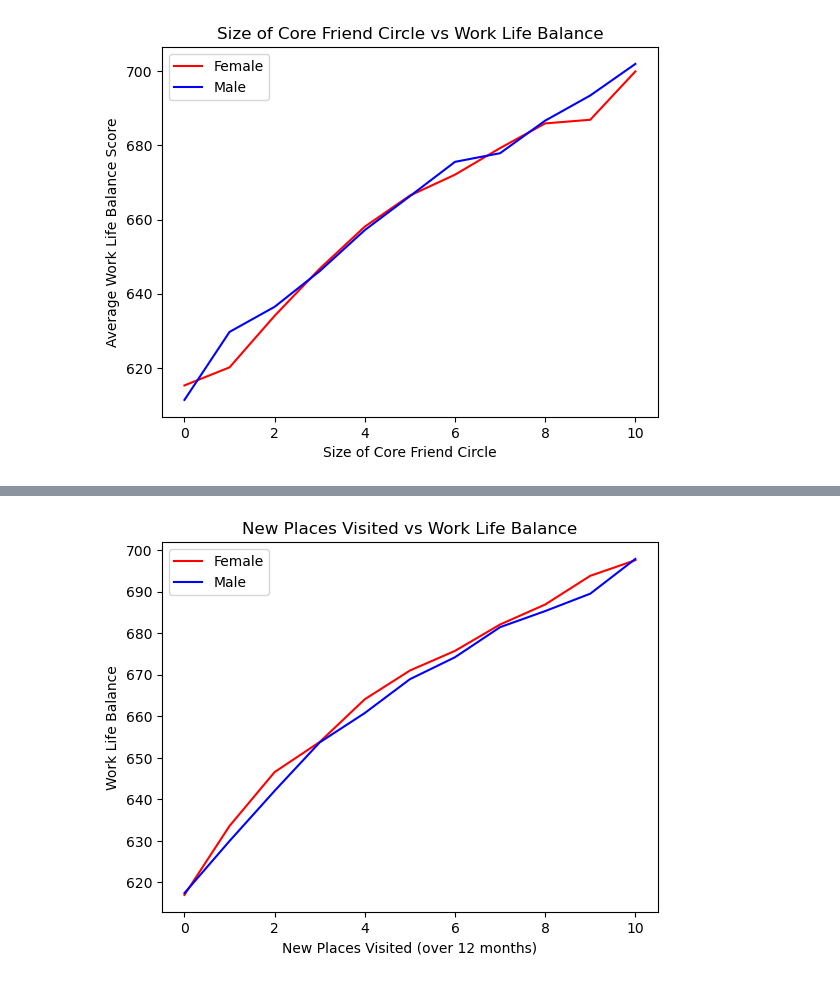
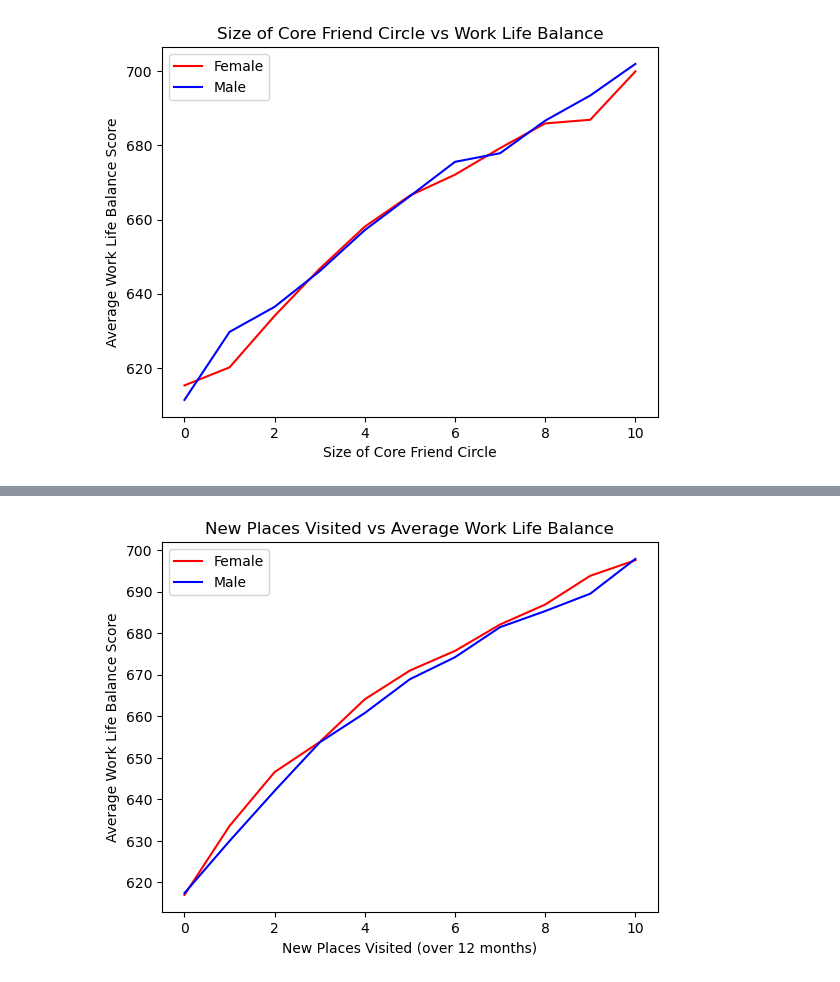
Before and after one commit to jenna-mk/Project_1, a Jupyter notebook: main_peter.ipynb, the cells around one changed output, grey strips where cells are left out. Drawn from its saved outputs; the diff is of its cells as text; code cells hidden in the pictures.

```diff
--- a/main_peter.ipynb
+++ b/main_peter.ipynb
@@ -23,6 +13,5 @@ wellness_data_df.head()
 # %%
-# Build DataFrame with values related to social network
-
+# Build DataFrame with values related to social networking
 stress = wellness_data_df["DAILY_STRESS"]
 core_friends = wellness_data_df["CORE_CIRCLE"]
 interactions = wellness_data_df["SOCIAL_NETWORK"]
@@ -39,10 +28,7 @@ networking_df = pd.DataFrame({"Age": age_range,
                               "Stress": stress,
                               "Work Life Score": work_life_score})
 
-
-
-# Convert Stress column to integer
-
+# Convert Stress column to integer after dropping the error value
 networking_df = networking_df.loc[(networking_df["Stress"] == "0") |
                                   (networking_df["Stress"] == "1") |
                                   (networking_df["Stress"] == "2") |
@@ -51,6 +37,17 @@ networking_df = networking_df.loc[(networking_df["Stress"] == "0") |
                                   (networking_df["Stress"] == "5")]
 
 networking_df["Stress"] = networking_df["Stress"].astype(int)
+
+# Rename age values for plotting purposes
+networking_df = networking_df.replace("Less than 20", "20 or Younger")
+networking_df = networking_df.replace("51 or more", "51 or Older")
+
+# Create bins for Work Life Balance Scores
+bins = [0, 550, 680, 900]
+group_names = ["Poor", "Good", "Excellent"]
+networking_df["Work Life Summary"] = pd.cut(networking_df["Work Life Score"], bins, labels=group_names, include_lowest=True)
+
+# Create separate dataframes for male and female respondents
 networking_male_df = networking_df.loc[networking_df["Gender"] == "Male"]
 networking_female_df = networking_df.loc[networking_df["Gender"] == "Female"]
 networking_df.head()
@@ -104,21 +132,17 @@ plt.show()
 # %%
 # Plot Places Visited vs Work Life Balance
-
 x_axis = [0,1,2,3,4,5,6,7,8,9,10]
-
-# y_data = networking_df.groupby("Places Visited")["Work Life Score"].mean()
-# plt.plot(x_axis, y_data)
-
 y_female = networking_female_df.groupby("Places Visited")["Work Life Score"].mean()
 y_male = networking_male_df.groupby("Places Visited")["Work Life Score"].mean()
 female, = plt.plot(x_axis, y_female, color="red", label="Female")
 male, = plt.plot(x_axis, y_male, color="blue", label="Male")
 
-plt.title("New Places Visited vs Work Life Balance")
+# Add title and labels
+plt.title("New Places Visited vs Average Work Life Balance")
 plt.xlabel("New Places Visited (over 12 months)")
-plt.ylabel("Work Life Balance")
+plt.ylabel("Average Work Life Balance Score")
 plt.legend(handles=[female, male], loc="best")
 
 plt.show()
 # %% [output]
-[figure, old version]
+[figure, new version]
```
Also changed, not shown: parts of 22 cells of this notebook.
